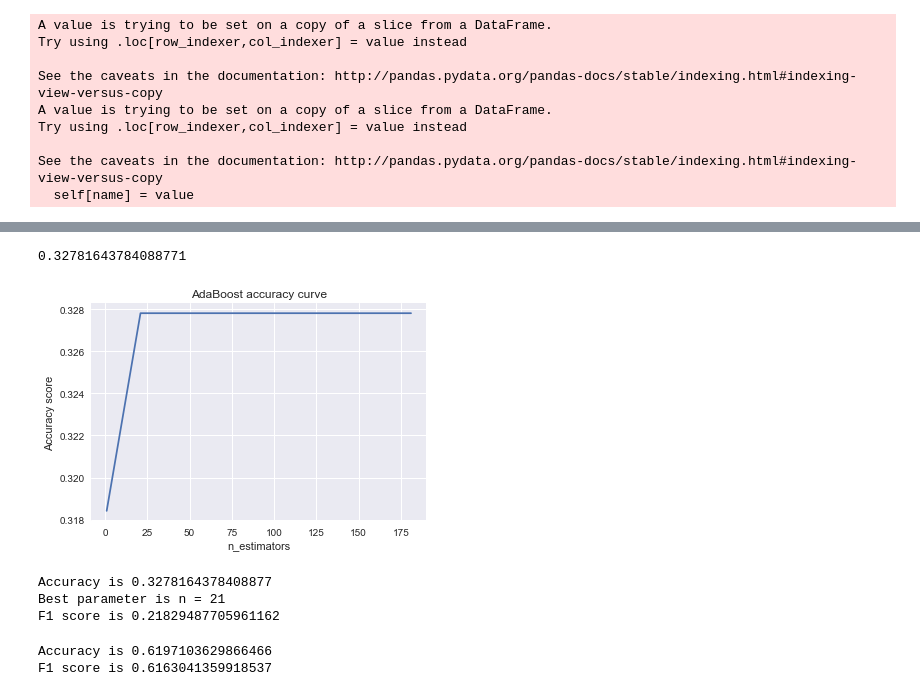
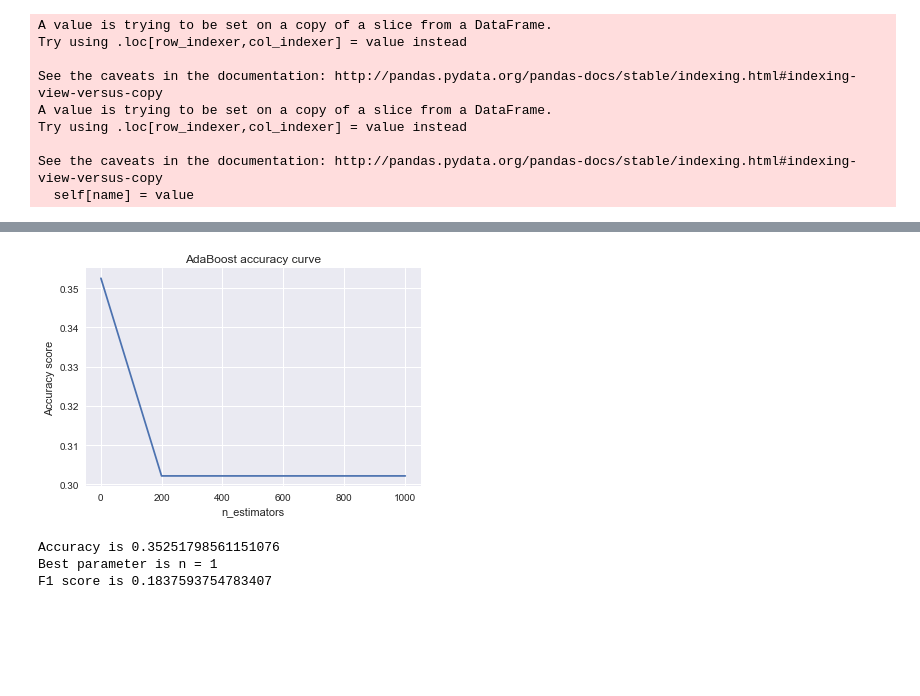
Before and after one commit to guidesc/DSBA---case-study, a Jupyter notebook: RATP.ipynb, the cells around one changed output, grey strips where cells are left out. Cells and saved outputs as stored; diff of their text form; code cells hidden in the pictures; blank space fills up the shorter version.

```diff
--- a/RATP.ipynb
+++ b/RATP.ipynb
@@ -490,0 +505,3 @@ df_temp_fil.head()
+# %%
+df_traffic = pd.read_csv('data/traffic-16.csv')
+df_traffic.head()
@@ -491,6 +515,7 @@ df_temp_fil.head()
 # %%
 # build another conslidated dataframe, and forecast the reason
 def df_class(input):
+    # list all reasons of incidents
     incidents = ['malaise voyageur',"incident d'exploitation","incident technique",
                  'Incident de signalisation',
                 "colis suspect", "voyageur malade", "incident voyageur",
@@ -504,21 +529,32 @@ def df_class(input):
                  'personnes sur les voies','branche tombée','jet de projectile',
                 'grave de voyageur','animal sur la voie','défaut électrique',
                  'fin tardive de chantier',"Défaut d'alimentation électrique"]
+
     # clean data
-    input = df_consol
     output = clean_data(input)
     output = input[input.text.str.contains('|'.join(incidents),na=False)]
     filt = "(malaise voyageur|incident d'exploitation|incident technique|Incident de signalisation|colis suspect|voyageur malade|incident voyageur|divers incidents|panne de signalisation|panne de matériel|panne électrique|panne mécanique|panne de caténaire|panne d'aiguillage|panne matériel|panne éléctrique|panne sur un train|pannes de signalisation|panne d'un train|panne de train|obstacle sur la voie|bagage abandonné|incident de passage|accident de personne|feu aux abords|pb signalisation|acte de malveillance|jets de pierre|obstacle sur la voie|bagage oublié|personnes sur les voies|branche tombée|jet de projectile|grave de voyageur|animal sur la voie|défaut électrique|fin tardive de chantier|Défaut d'alimentation électrique)"
     output['reason'] = output.text.str.extract(filt)
     filt2 = ['username','date_new','reason']
+
+    # extract incident reasons and create a new column of "reasons"
     output = output[filt2]
+
+    # create quarter, month, year columns
     output.date_new = pd.to_datetime(output.date_new)
     df_temp_fil.Date = pd.to_datetime(df_temp_fil.Date)
+
+    #merge temperature data, arrondissements data and traffic data
     output = output.merge(right=df_temp_fil, how='inner', left_on='date_new', right_on='Date')
+    output = output.merge(right=df_arr, how='inner', left_on='username', right_on='username')
+    output = output.merge(right=df_traffic, how='inner', left_on='username', right_on='username')
+
     output['Quarter'] = output.date_new.apply(lambda x: pd.to_datetime(x).quarter)
     output['Month'] = output.date_new.apply(lambda x: pd.to_datetime(x).day)
     output['Year'] = output.date_new.apply(lambda x: pd.to_datetime(x).year)
     output = output.drop(['date_new','Date'], axis=1)
+
+    # standardize all incident reasons
     rep = {'bagage oublié':'bagage abandonné', 'colis suspect':'bagage abandonné',
        'voyageur malade':'malaise voyageur',  "Défaut d'alimentation électrique":'panne électrique',
         "panne d'un train":'panne de train','grave de voyageur':'incident voyageur',
@@ -530,6 +566,8 @@ def df_class(input):
           'accident de personne':'incident voyageur','malaise voyageur':'incident voyageur',
            'pannes de signalisation':'panne de signalisation'}
     output.reason = output.reason.replace(rep)
+
+    # some rows from df_temp_fil contains '-' items
     output = output[output.T_avg != '-']
     output = output[output.V_avg != '-']
     return output
@@ -619,6 +653,0 @@ See the caveats in the documentation: http://pandas.pydata.org/pandas-docs/stabl
-# %%
-from sklearn.model_selection import GridSearchCV
-from sklearn.neighbors import KNeighborsClassifier
-knn = KNeighborsClassifier(n_neighbors=10)
-knn.fit(X_train_scaled, y_train)
-knn.score(X_test_scaled, y_test)
@@ -721,49 +778,30 @@ sns.heatmap(df_cm)# font size
-# %%
-boost = AdaBoostClassifier()
-boost.fit(X_train_scaled, y_train)
-y_pred = boost.predict(X_test_scaled)
-accuracy_score(y_test, y_pred)
-# %% [output]
-0.32781643784088771
 # %%
 from sklearn.ensemble import AdaBoostClassifier
 scores = []
-for n in range(1,200,20):
+for n in [1,200,500,1000]:
     boost = AdaBoostClassifier(n_estimators=n)
     boost.fit(X_train_scaled, y_train)
     y_pred = boost.predict(X_test_scaled)
     scores.append(accuracy_score(y_test, y_pred))
     #print(score)
-plt.plot(range(1,200,20), scores)
+plt.plot([1,200,500,1000], scores)
 plt.title('AdaBoost accuracy curve')
 plt.xlabel('n_estimators')
 plt.ylabel('Accuracy score')
 plt.show()
 
 acc_boost = max(scores)
 n_boost = list(range(1,200,20))[scores.index(max(scores))]
 #
 boost = AdaBoostClassifier(n_estimators=n_boost)
 boost.fit(X_train_scaled, y_train)
 y_pred = boost.predict(X_test_scaled)
 f1_boost = f1_score(y_test, y_pred, average = 'weighted')
 print('Accuracy is {}'.format(acc_boost))
 print('Best parameter is n = {}'.format(n_boost))
 print('F1 score is {}'.format(f1_boost))
 # %% [output]
-[figure, old version]
+[figure, new version]
-Accuracy is 0.3278164378408877
-Best parameter is n = 21
-F1 score is 0.21829487705961162
+Accuracy is 0.35251798561151076
+Best parameter is n = 1
+F1 score is 0.1837593754783407
-# %%
-from sklearn.tree import DecisionTreeClassifier
-tree = DecisionTreeClassifier()
-tree.fit(X_train_scaled, y_train)
-y_pred = tree.predict(X_test_scaled)
-acc_tree = accuracy_score(y_test, y_pred)
-f1_tree = f1_score(y_test, y_pred, average = 'weighted')
-print('Accuracy is {}'.format(accuracy_score(y_test, y_pred)))
-print('F1 score is {}'.format(f1_score(y_test, y_pred, average = 'weighted')))
-# %% [output]
-Accuracy is 0.6197103629866466
-F1 score is 0.6163041359918537
```
Also changed, not shown: parts of 44 cells of this notebook, 36 other files.
